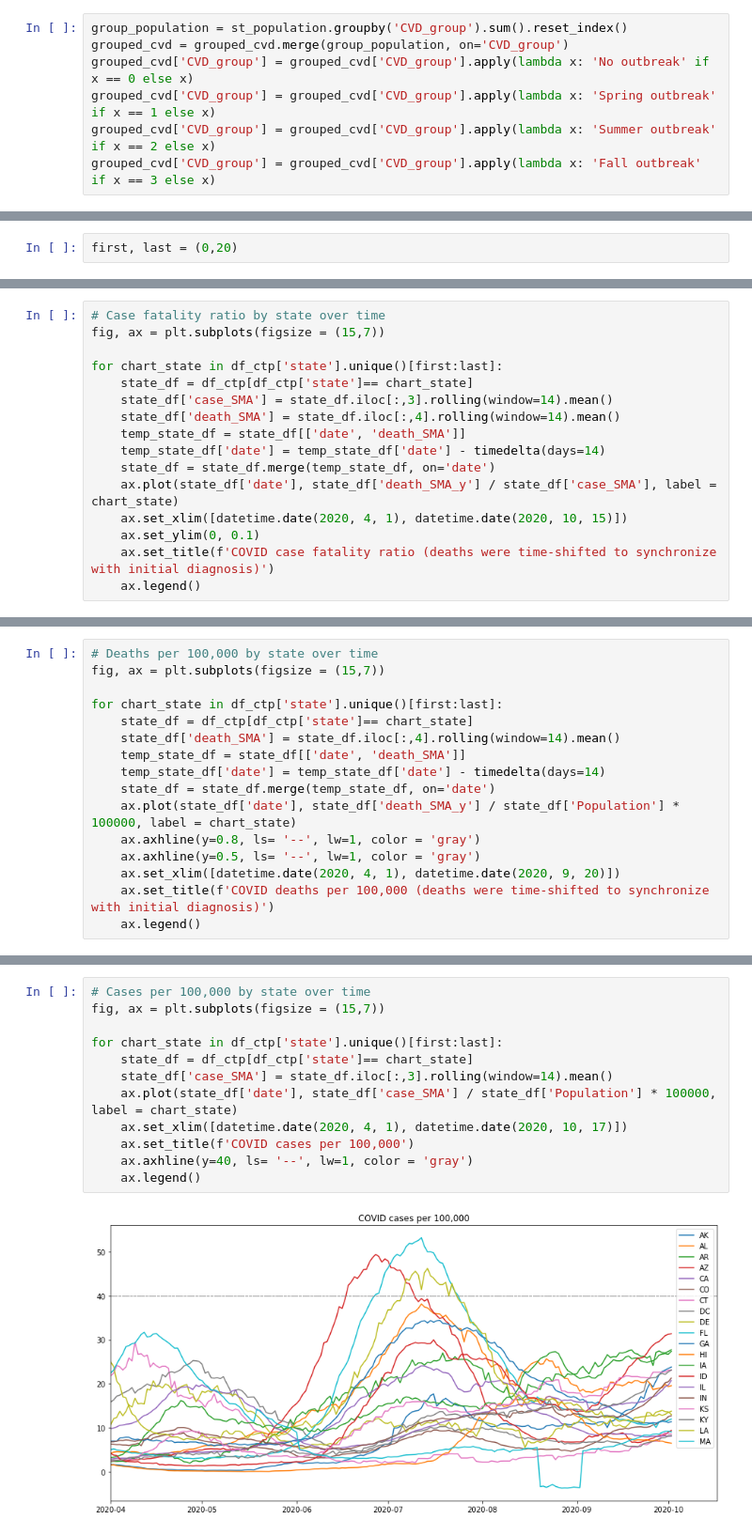
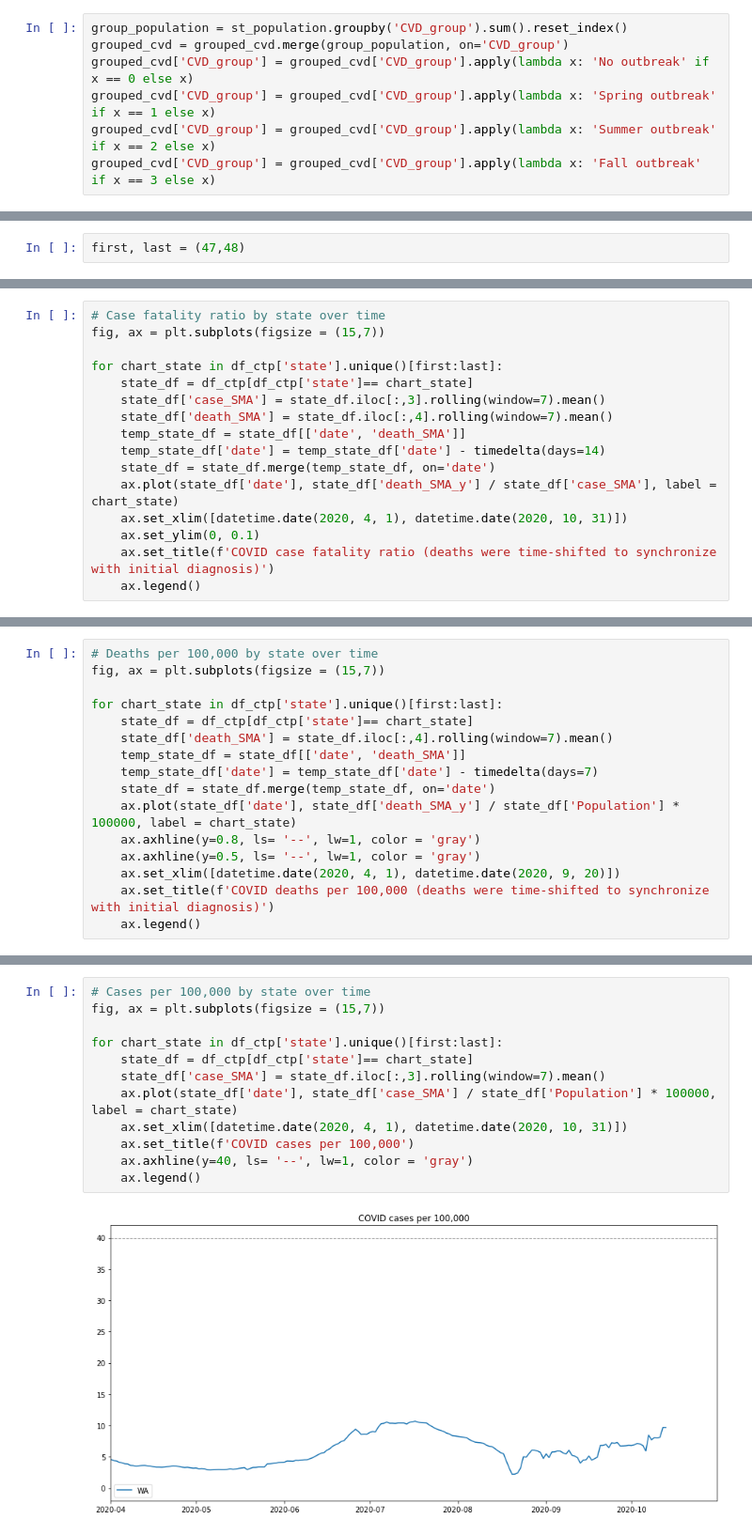
Before and after one commit to salvir1/covid-19-geographic-analysis, a Jupyter notebook: covid_case_and_death_trends.ipynb, the cells around one changed output, grey strips where cells are left out. Shown: that part at 94% size. Drawn from its saved outputs; the diff is of its cells as text.

```diff
--- a/covid_case_and_death_trends.ipynb
+++ b/covid_case_and_death_trends.ipynb
@@ -151,2 +151,2 @@ plt.savefig('img/COVID-case-fatality-by-outbreak-groupings.png')
 # %%
-first, last = (0,20)
+first, last = (47,48)
@@ -156,13 +158,13 @@ fig, ax = plt.subplots(figsize = (15,7))
 
 for chart_state in df_ctp['state'].unique()[first:last]:
     state_df = df_ctp[df_ctp['state']== chart_state]
-    state_df['case_SMA'] = state_df.iloc[:,3].rolling(window=14).mean()
-    state_df['death_SMA'] = state_df.iloc[:,4].rolling(window=14).mean()
+    state_df['case_SMA'] = state_df.iloc[:,3].rolling(window=7).mean()
+    state_df['death_SMA'] = state_df.iloc[:,4].rolling(window=7).mean()
     temp_state_df = state_df[['date', 'death_SMA']]
     temp_state_df['date'] = temp_state_df['date'] - timedelta(days=14)
     state_df = state_df.merge(temp_state_df, on='date')
     ax.plot(state_df['date'], state_df['death_SMA_y'] / state_df['case_SMA'], label = chart_state)
-    ax.set_xlim([datetime.date(2020, 4, 1), datetime.date(2020, 10, 15)])
+    ax.set_xlim([datetime.date(2020, 4, 1), datetime.date(2020, 10, 31)])
     ax.set_ylim(0, 0.1)
     ax.set_title(f'COVID case fatality ratio (deaths were time-shifted to synchronize with initial diagnosis)')
     ax.legend()
@@ -174,9 +176,9 @@ fig, ax = plt.subplots(figsize = (15,7))
 
 for chart_state in df_ctp['state'].unique()[first:last]:
     state_df = df_ctp[df_ctp['state']== chart_state]
-    state_df['death_SMA'] = state_df.iloc[:,4].rolling(window=14).mean()
+    state_df['death_SMA'] = state_df.iloc[:,4].rolling(window=7).mean()
     temp_state_df = state_df[['date', 'death_SMA']]
-    temp_state_df['date'] = temp_state_df['date'] - timedelta(days=14)
+    temp_state_df['date'] = temp_state_df['date'] - timedelta(days=7)
     state_df = state_df.merge(temp_state_df, on='date')
     ax.plot(state_df['date'], state_df['death_SMA_y'] / state_df['Population'] * 100000, label = chart_state)
     ax.axhline(y=0.8, ls= '--', lw=1, color = 'gray')
@@ -189,15 +191,15 @@ for chart_state in df_ctp['state'].unique()[first:last]:
 # %%
 # Cases per 100,000 by state over time
 fig, ax = plt.subplots(figsize = (15,7))
 
 for chart_state in df_ctp['state'].unique()[first:last]:
     state_df = df_ctp[df_ctp['state']== chart_state]
-    state_df['case_SMA'] = state_df.iloc[:,3].rolling(window=14).mean()
+    state_df['case_SMA'] = state_df.iloc[:,3].rolling(window=7).mean()
     ax.plot(state_df['date'], state_df['case_SMA'] / state_df['Population'] * 100000, label = chart_state)
-    ax.set_xlim([datetime.date(2020, 4, 1), datetime.date(2020, 10, 17)])
+    ax.set_xlim([datetime.date(2020, 4, 1), datetime.date(2020, 10, 31)])
     ax.set_title(f'COVID cases per 100,000')
     ax.axhline(y=40, ls= '--', lw=1, color = 'gray')
     ax.legend()
 # %% [output]
-[figure, old version]
+[figure, new version]
 # %%
```
Also changed, not shown: parts of 10 cells of this notebook, 4 other files.
